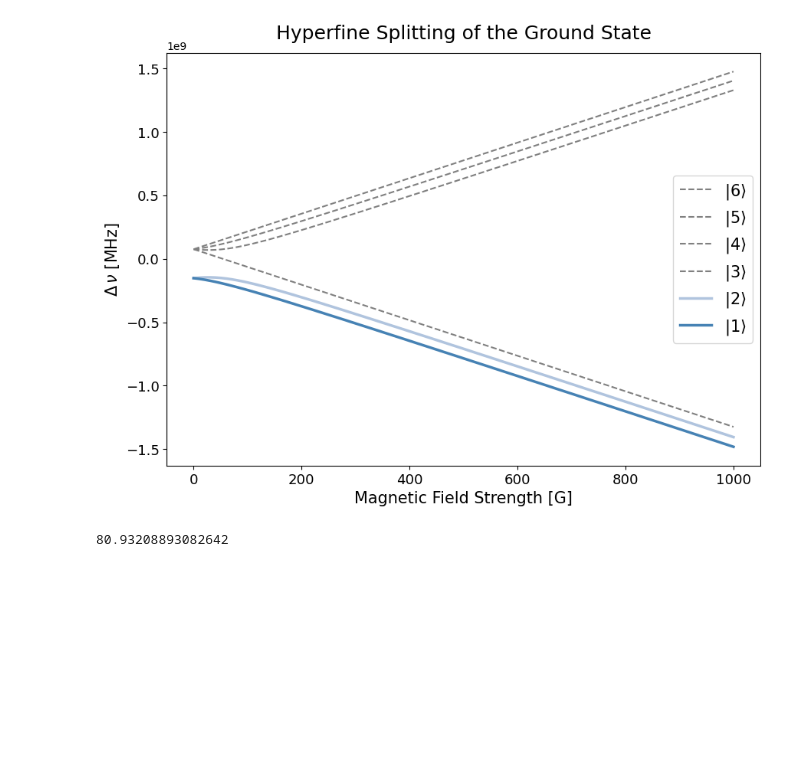
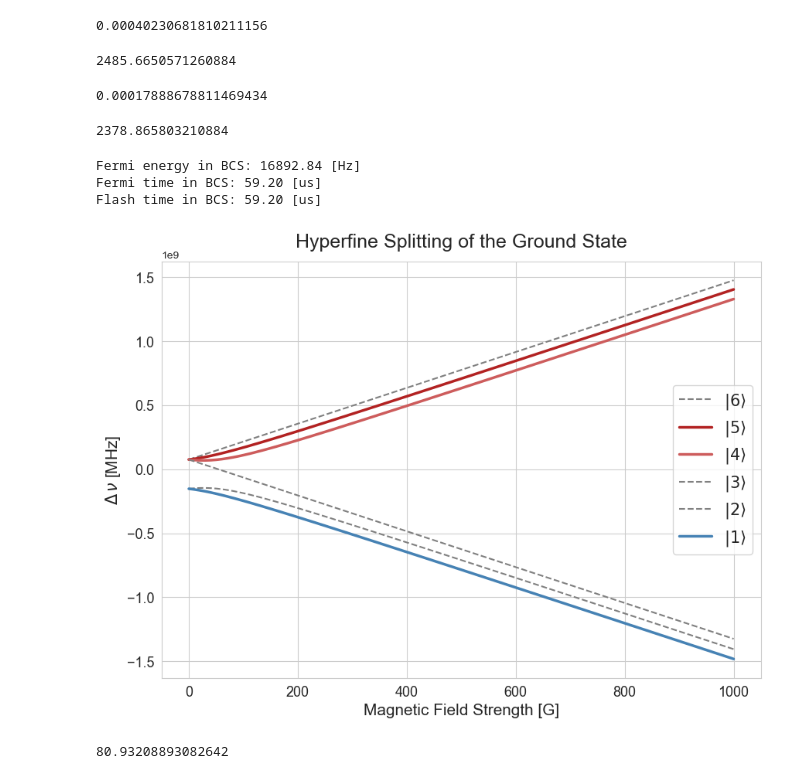
Before and after one commit to ArtMk/lithium, a Jupyter notebook: trap.ipynb, the cells around one changed output. Cells and saved outputs as stored; diff of their text form; code cells hidden in the pictures; blank space fills up the shorter version.

```diff
--- a/trap.ipynb
+++ b/trap.ipynb
@@ -79,7 +26,44 @@ array([2.38219080e+03, 5.00000000e-01, 6.06309997e-21])
+# %%
+N = 25e3
+
+Fermi = E_F_from_trap(N, trap_1, trap_2, trap_3)
+chem_pot = 0.37**(1/2) * Fermi
+t_flash = 2 * const.pi / (chem_pot / const.hbar)
+
+t_flash
+# %% [output]
+0.00040230681810211156
+# %%
+chem_pot / const.h
+# %% [output]
+2485.6650571260884
+# %%
+fermi_time = const.h / Fermi
+fermi_time
+# %% [output]
+0.00017888678811469434
+# %%
+m_Li = 9.9883414e-27
+
+const.hbar * (trap_1 * trap_2 * trap_3)**(1/3) / 2 * (15 * N * 2000 * const.value('Bohr radius') / harmonic_osc_length((trap_1 * trap_2 * trap_3)**(1/3), 2 * m_Li))**(2/5) / const.h
+# %% [output]
+2378.865803210884
+# %%
+fermi_energy_2D_BCS = diagnostic.E_F(1.6e12)                        # E_F = hbar^2 * k_F^2 / (2 m) [J]
+fermi_time_2D_BCS = const.h / fermi_energy_2D_BCS                   # t_F = h / E_F [s]
+flash_time_2D_BCS = 2 * const.pi * const.hbar / fermi_energy_2D_BCS # t_flash = 2 * pi * hbar / E_F [s]
+
+print(f"Fermi energy in BCS: {fermi_energy_2D_BCS / const.h:.2f} [Hz]")
+print(f"Fermi time in BCS: {fermi_time_2D_BCS * 1e6:.2f} [us]")
+print(f"Flash time in BCS: {flash_time_2D_BCS * 1e6:.2f} [us]")
+# %% [output]
+Fermi energy in BCS: 16892.84 [Hz]
+Fermi time in BCS: 59.20 [us]
+Flash time in BCS: 59.20 [us]
 # %%
-breit_rabi_visualize(np.linspace(0, 1000, 100), [1, 2])
+breit_rabi_visualize(np.linspace(0, 1000, 100), [1, 5, 4])
 # %% [output]
-[figure, old version]
+[figure, new version]
 # %%
 (breit_rabi(1000, 3) - breit_rabi(1000, 2)) * 1e-6
 # %% [output]
```
Also changed, not shown: parts of 13 cells of this notebook, 5 other files.
